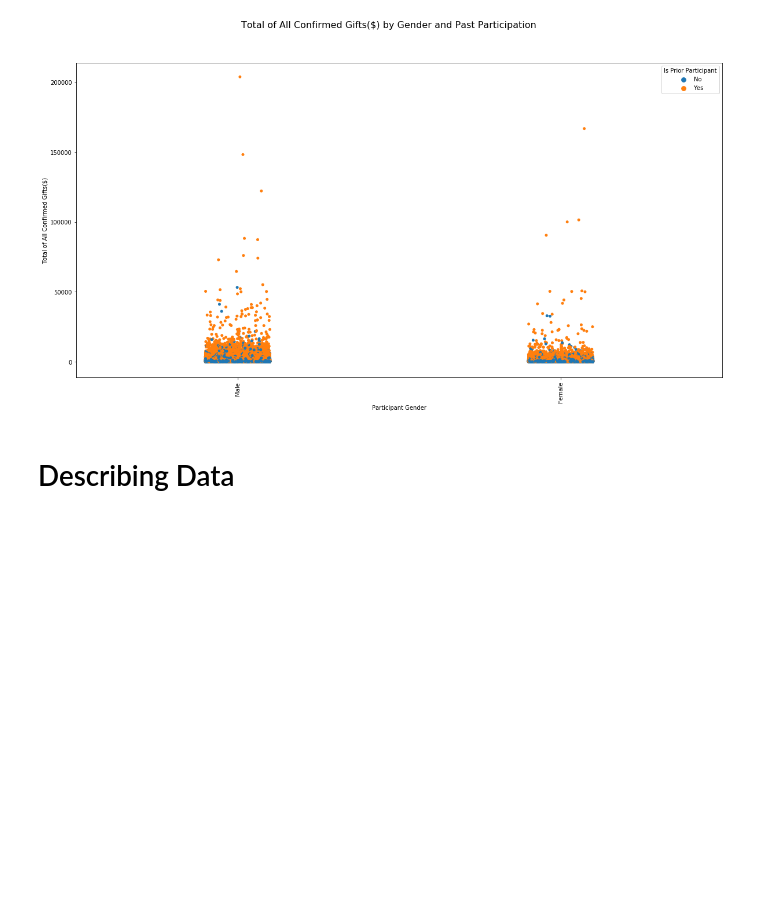
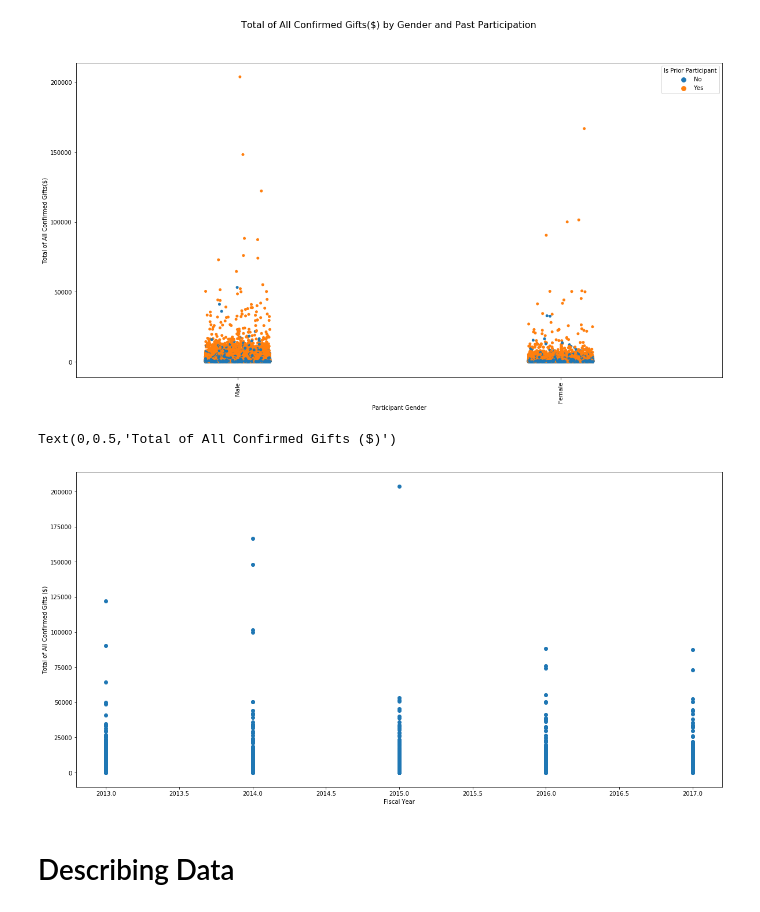
Before and after one commit to mills-jeffreyb/GENBA894, a Jupyter notebook: Mills_Jeff_CapstoneProject-Participants.ipynb, the cells around one changed output. Saved outputs shown, nothing was run; the diff lists cells and outputs as text; code cells hidden in the pictures; blank space fills up the shorter version.

```diff
--- a/Mills_Jeff_CapstoneProject-Participants.ipynb
+++ b/Mills_Jeff_CapstoneProject-Participants.ipynb
@@ -335,6 +350,16 @@ plt.suptitle('Total of All Confirmed Gifts($) by Gender and Past Participation',
 # %% [output]
 Text(0.5,0.98,'Total of All Confirmed Gifts($) by Gender and Past Participation')
 [figure]
+# %%
+plt.figure(figsize=(20,10))
+plt.scatter(participants['Fiscal Year'],participants['Total of All Confirmed Gifts($)'])
+
+plt.xlabel('Fiscal Year')
+
+plt.ylabel('Total of All Confirmed Gifts ($)')
+# %% [output]
+Text(0,0.5,'Total of All Confirmed Gifts ($)')
+[figure, added]
 # %% [markdown]
 # Describing Data
 # %%
```
Also changed, not shown: parts of 18 cells of this notebook.
